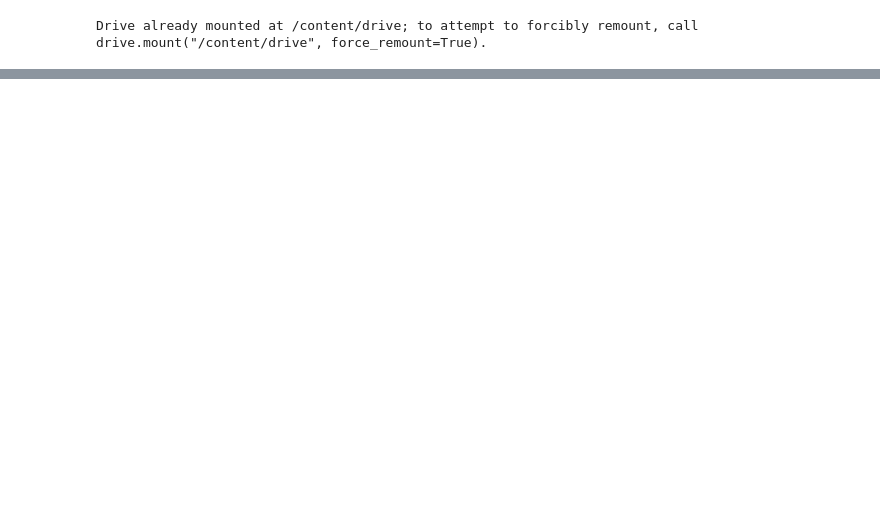
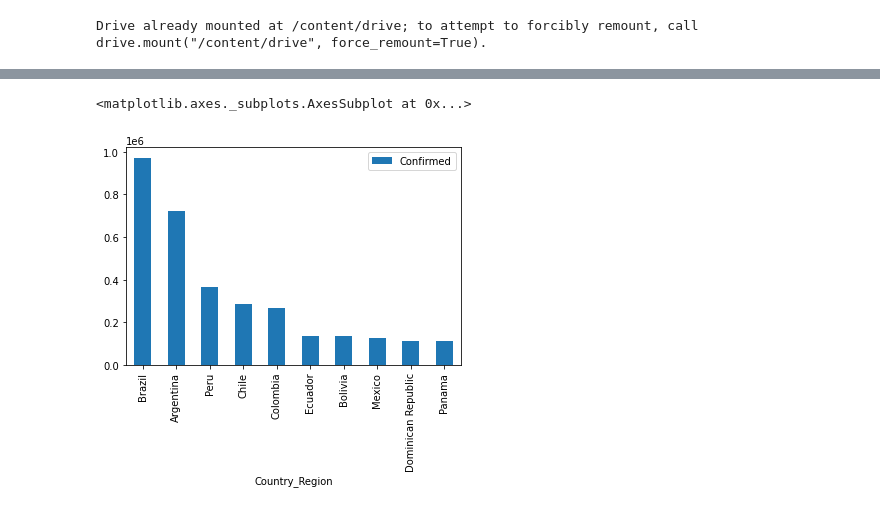
Before and after one commit to Tranqpenguin/CSC310, a Jupyter notebook: assignment 4/HW4.ipynb, the cells around one changed output, grey strips where cells are left out. Drawn from its saved outputs; the diff is of its cells as text; code cells hidden in the pictures; blank space fills up the shorter version.

```diff
--- a/assignment 4/HW4.ipynb
+++ b/assignment 4/HW4.ipynb
@@ -105,0 +151,7 @@ df.plot.scatter(x = 'Confirmed', y = 'Country_Region', s=1)
+# %%
+dfc = df.sort_values(['Confirmed'],ascending=False).groupby('Confirmed').head(10)
+dfc = dfc.drop_duplicates(subset=['Country_Region'])
+dfc.head(10).plot.bar(x='Country_Region', y='Confirmed')
+# %% [output]
+<matplotlib.axes._subplots.AxesSubplot at 0x...>
+[figure, added]
```
Also changed, not shown: parts of 14 cells of this notebook.
